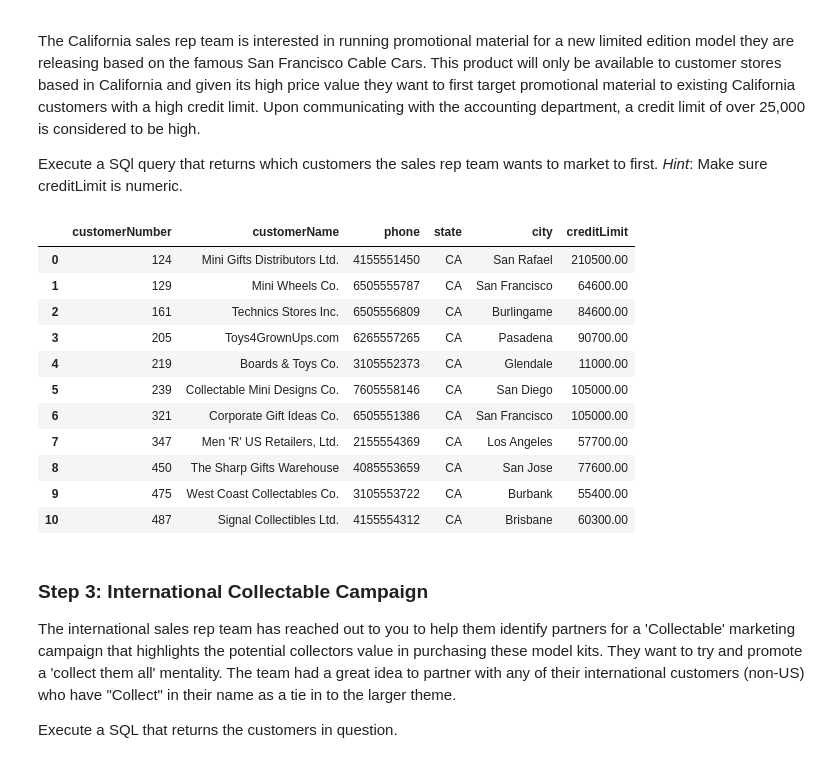
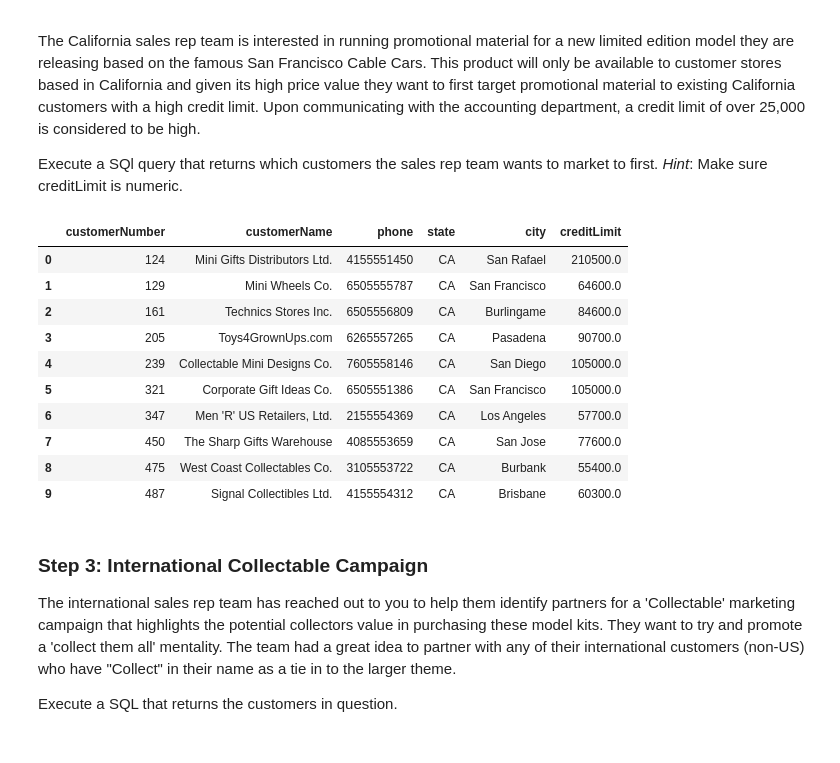
Before and after one commit to Kirukuu/dsc-sql-summative-lab, a Jupyter notebook: SQLSummativeLab.ipynb, the cells around one changed output. Drawn from its saved outputs; the diff is of its cells as text; code cells hidden in the pictures.

```diff
--- a/SQLSummativeLab.ipynb
+++ b/SQLSummativeLab.ipynb
@@ -48,6 +48,9 @@ import pandas as pd
 import sqlite3
 import seaborn as sns
 import matplotlib.pyplot as plt
+from pandasql import sqldf
+
+pysqldf = lambda q: sqldf(q, globals())
 
 
 # Create connection to database
@@ -62,28 +65,30 @@ Execute a SQl query that returns which customers the sales rep team wants to mar
 # %%
 # Replace None with your code
 
-query1 = """
+customers_df = pd.read_sql("SELECT * FROM customers", conn_db)
+customers_df['creditLimit'] = customers_df['creditLimit'].astype(float)
+
+df_cal_customers = """
 SELECT customerNumber,customerName,phone,state,city,creditLimit
-FROM customers
-WHERE state ='CA' AND creditLimit > 25000;
+FROM customers_df
+WHERE state ='CA' AND creditLimit > 25000
 
- """
+"""
 
-df_cal_customers = pd.read_sql_query(query1,conn_db)
+df_cal_customers = pysqldf(df_cal_customers)
 df_cal_customers
 # %% [output]
 |  | customerNumber | customerName | phone | state | city | creditLimit |
-| 0 | 124 | Mini Gifts Distributors Ltd. | 4155551450 | CA | San Rafael | 210500.00 |
-| 1 | 129 | Mini Wheels Co. | 6505555787 | CA | San Francisco | 64600.00 |
-| 2 | 161 | Technics Stores Inc. | 6505556809 | CA | Burlingame | 84600.00 |
-| 3 | 205 | Toys4GrownUps.com | 6265557265 | CA | Pasadena | 90700.00 |
-| 4 | 219 | Boards & Toys Co. | 3105552373 | CA | Glendale | 11000.00 |
-| 5 | 239 | Collectable Mini Designs Co. | 7605558146 | CA | San Diego | 105000.00 |
-| 6 | 321 | Corporate Gift Ideas Co. | 6505551386 | CA | San Francisco | 105000.00 |
-| 7 | 347 | Men 'R' US Retailers, Ltd. | 2155554369 | CA | Los Angeles | 57700.00 |
-| 8 | 450 | The Sharp Gifts Warehouse | 4085553659 | CA | San Jose | 77600.00 |
-| 9 | 475 | West Coast Collectables Co. | 3105553722 | CA | Burbank | 55400.00 |
-| 10 | 487 | Signal Collectibles Ltd. | 4155554312 | CA | Brisbane | 60300.00 |
+| 0 | 124 | Mini Gifts Distributors Ltd. | 4155551450 | CA | San Rafael | 210500.0 |
+| 1 | 129 | Mini Wheels Co. | 6505555787 | CA | San Francisco | 64600.0 |
+| 2 | 161 | Technics Stores Inc. | 6505556809 | CA | Burlingame | 84600.0 |
+| 3 | 205 | Toys4GrownUps.com | 6265557265 | CA | Pasadena | 90700.0 |
+| 4 | 239 | Collectable Mini Designs Co. | 7605558146 | CA | San Diego | 105000.0 |
+| 5 | 321 | Corporate Gift Ideas Co. | 6505551386 | CA | San Francisco | 105000.0 |
+| 6 | 347 | Men 'R' US Retailers, Ltd. | 2155554369 | CA | Los Angeles | 57700.0 |
+| 7 | 450 | The Sharp Gifts Warehouse | 4085553659 | CA | San Jose | 77600.0 |
+| 8 | 475 | West Coast Collectables Co. | 3105553722 | CA | Burbank | 55400.0 |
+| 9 | 487 | Signal Collectibles Ltd. | 4155554312 | CA | Brisbane | 60300.0 |
 # %% [markdown]
 ### Step 3: International Collectable Campaign
 
```
Also changed, not shown: parts of 1 cell of this notebook.
